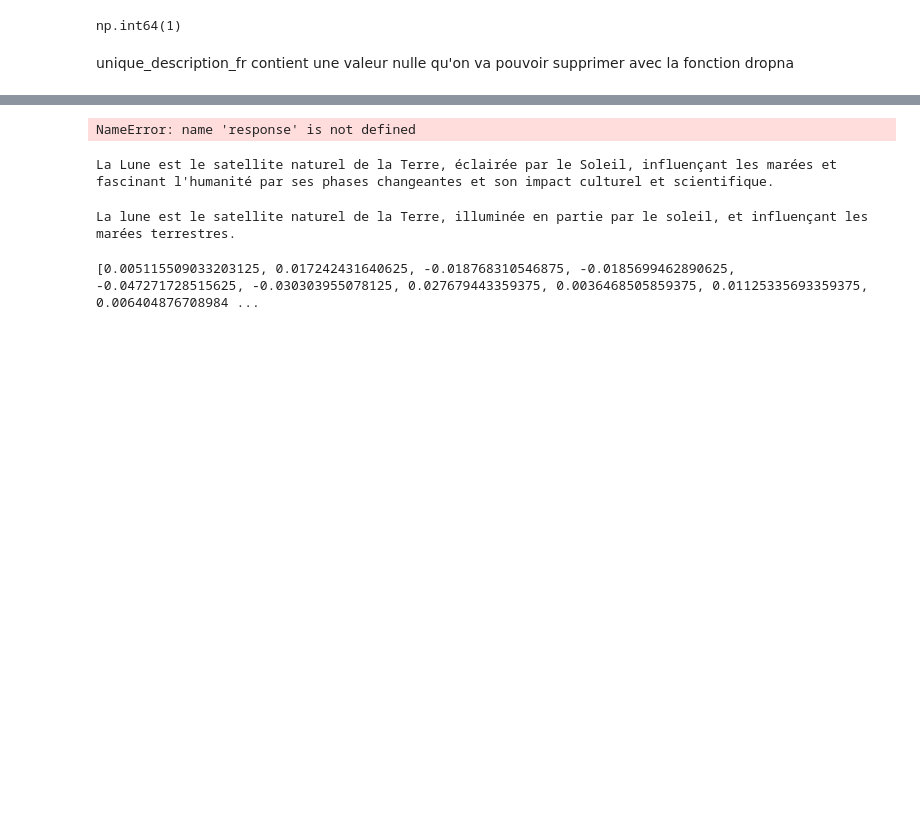
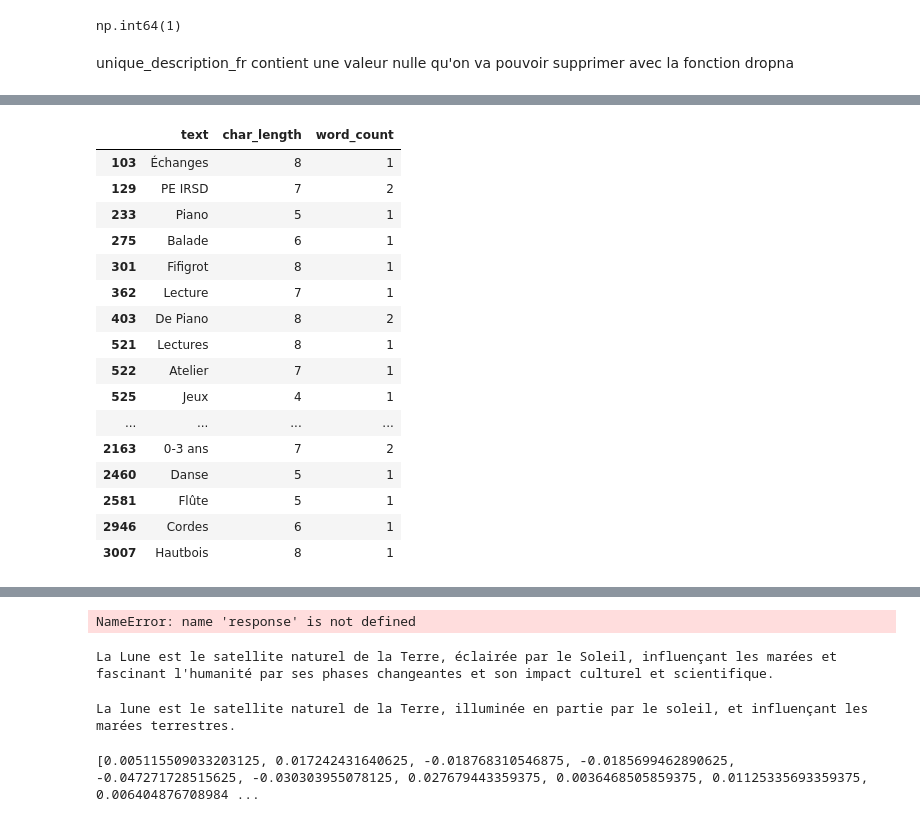
Before and after one commit to JPoitreau/oc-projet-9, a Jupyter notebook: src/notebooks/draft-and-exploration.ipynb, the cells around one changed output, grey strips where cells are left out. Cells and saved outputs as stored; diff of their text form; code cells hidden in the pictures; blank space fills up the shorter version.

```diff
--- a/src/notebooks/draft-and-exploration.ipynb
+++ b/src/notebooks/draft-and-exploration.ipynb
@@ -52,0 +169,5 @@ unique_description_fr = unique_description_fr.dropna()
+# %%
+description_df["char_length"] = description_df["text"].str.len()
+print(description_df["char_length"].describe(
+    percentiles=[0.01, 0.05, 0.25, 0.5, 0.75, 0.95, 0.99]
+))
@@ -52,0 +188,20 @@ unique_description_fr = unique_description_fr.dropna()
+# %%
+description_df[description_df["char_length"] < 9]
+# %% [output]
+|  | text | char_length | word_count |
+| 103 | Échanges | 8 | 1 |
+| 129 | PE IRSD | 7 | 2 |
+| 233 | Piano | 5 | 1 |
+| 275 | Balade | 6 | 1 |
+| 301 | Fifigrot | 8 | 1 |
+| 362 | Lecture | 7 | 1 |
+| 403 | De Piano | 8 | 2 |
+| 521 | Lectures | 8 | 1 |
+| 522 | Atelier | 7 | 1 |
+| 525 | Jeux | 4 | 1 |
+| ... | ... | ... | ... |
+| 2163 | 0-3 ans | 7 | 2 |
+| 2460 | Danse | 5 | 1 |
+| 2581 | Flûte | 5 | 1 |
+| 2946 | Cordes | 6 | 1 |
+| 3007 | Hautbois | 8 | 1 |
```
Also changed, not shown: parts of 34 cells of this notebook, 4 other files.
